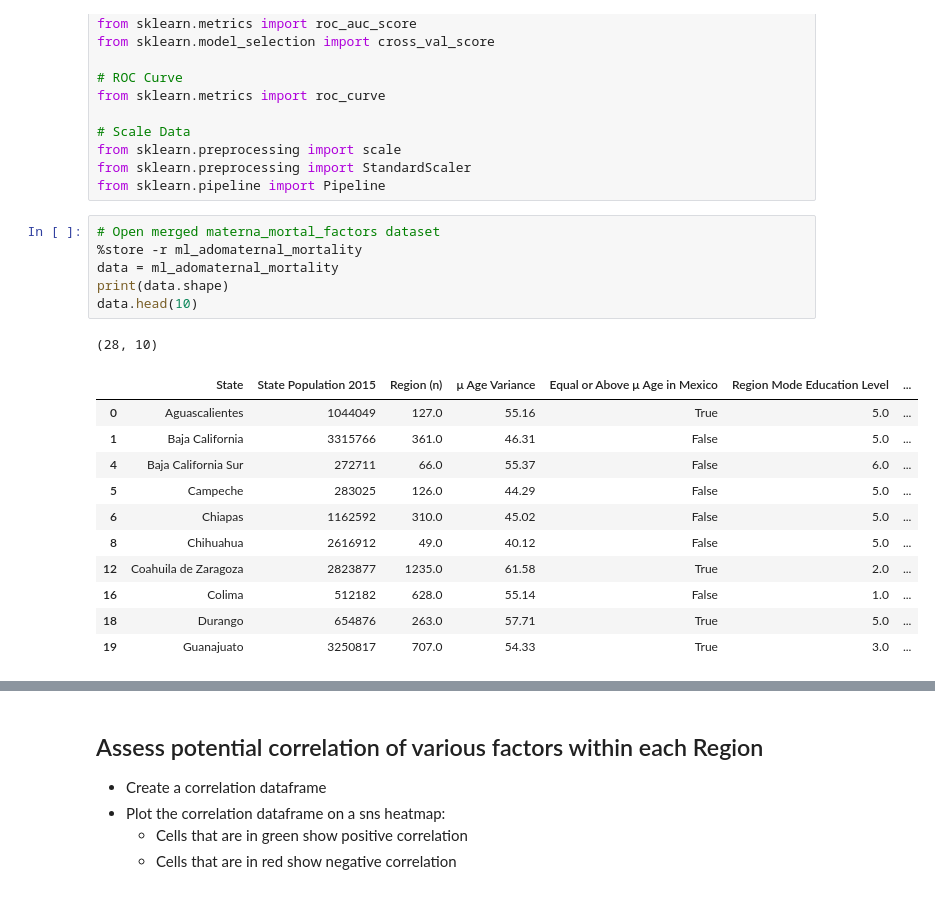
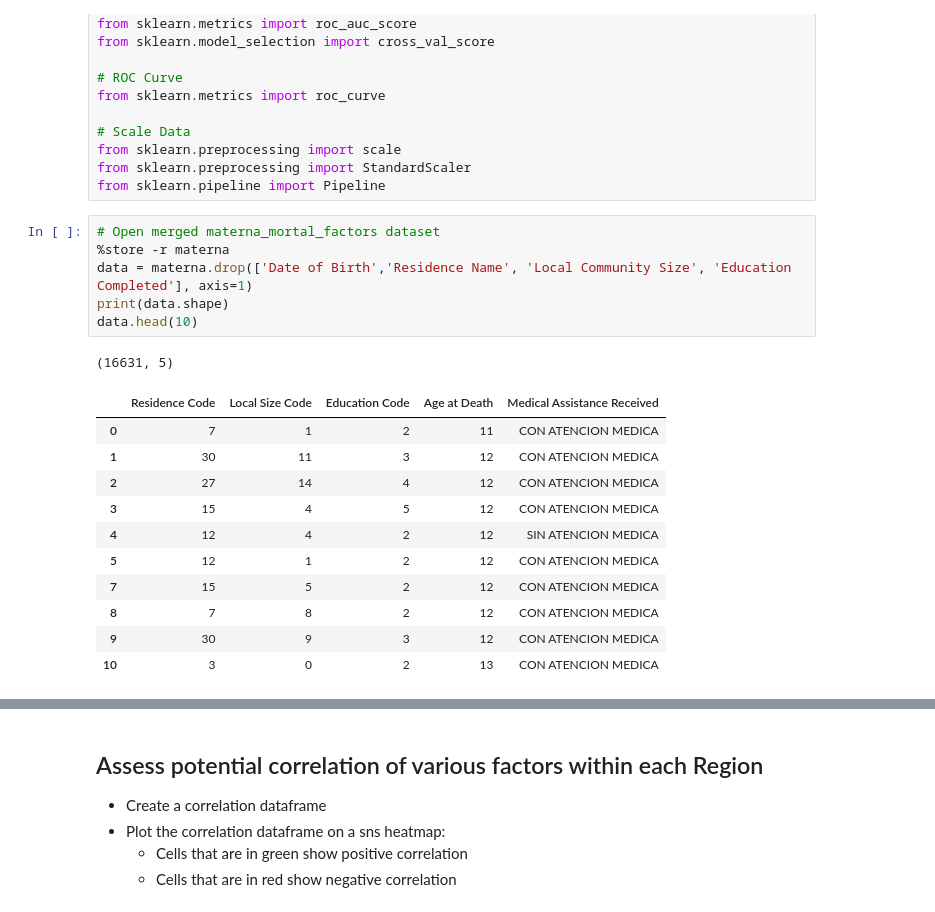
Before and after one commit to EmSchoof/AdolescentMaternalMortality, a Jupyter notebook: updated_jupyter_files_2021/6_machine_learning_improved.ipynb, the cells around one changed output, grey strips where cells are left out. Saved outputs shown, nothing was run; the diff lists cells and outputs as text.

```diff
--- a/updated_jupyter_files_2021/6_machine_learning_improved.ipynb
+++ b/updated_jupyter_files_2021/6_machine_learning_improved.ipynb
@@ -38,20 +38,20 @@ from sklearn.preprocessing import StandardScaler
 from sklearn.pipeline import Pipeline
 # %%
 # Open merged materna_mortal_factors dataset
-%store -r ml_adomaternal_mortality
-data = ml_adomaternal_mortality
+%store -r materna
+data = materna.drop(['Date of Birth','Residence Name', 'Local Community Size', 'Education Completed'], axis=1)
 print(data.shape)
 data.head(10)
 # %% [output]
-(28, 10)
+(16631, 5)
-|  | State | State Population 2015 | Region (n) | μ Age Variance | Equal or Above μ Age in Mexico | Region Mode Education Level | ... |
-| 0 | Aguascalientes | 1044049 | 127.0 | 55.16 | True | 5.0 | ... |
-| 1 | Baja California | 3315766 | 361.0 | 46.31 | False | 5.0 | ... |
-| 4 | Baja California Sur | 272711 | 66.0 | 55.37 | False | 6.0 | ... |
-| 5 | Campeche | 283025 | 126.0 | 44.29 | False | 5.0 | ... |
-| 6 | Chiapas | 1162592 | 310.0 | 45.02 | False | 5.0 | ... |
-| 8 | Chihuahua | 2616912 | 49.0 | 40.12 | False | 5.0 | ... |
-| 12 | Coahuila de Zaragoza | 2823877 | 1235.0 | 61.58 | True | 2.0 | ... |
-| 16 | Colima | 512182 | 628.0 | 55.14 | False | 1.0 | ... |
-| 18 | Durango | 654876 | 263.0 | 57.71 | True | 5.0 | ... |
-| 19 | Guanajuato | 3250817 | 707.0 | 54.33 | True | 3.0 | ... |
+|  | Residence Code | Local Size Code | Education Code | Age at Death | Medical Assistance Received |
+| 0 | 7 | 1 | 2 | 11 | CON ATENCION MEDICA |
+| 1 | 30 | 11 | 3 | 12 | CON ATENCION MEDICA |
+| 2 | 27 | 14 | 4 | 12 | CON ATENCION MEDICA |
+| 3 | 15 | 4 | 5 | 12 | CON ATENCION MEDICA |
+| 4 | 12 | 4 | 2 | 12 | SIN ATENCION MEDICA |
+| 5 | 12 | 1 | 2 | 12 | CON ATENCION MEDICA |
+| 7 | 15 | 5 | 2 | 12 | CON ATENCION MEDICA |
+| 8 | 7 | 8 | 2 | 12 | CON ATENCION MEDICA |
+| 9 | 30 | 9 | 3 | 12 | CON ATENCION MEDICA |
+| 10 | 3 | 0 | 2 | 13 | CON ATENCION MEDICA |
```
Also changed, not shown: parts of 35 cells of this notebook, 3 other files.
